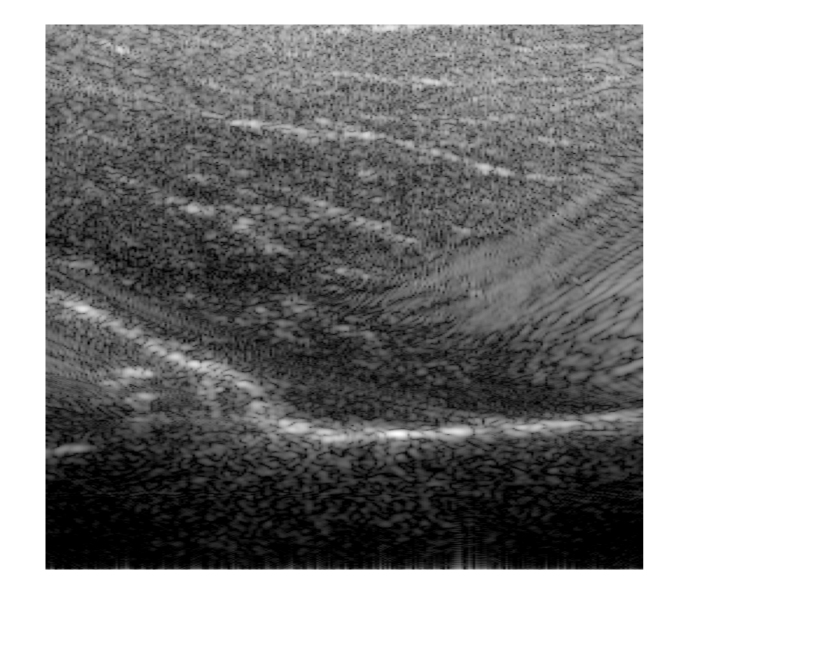
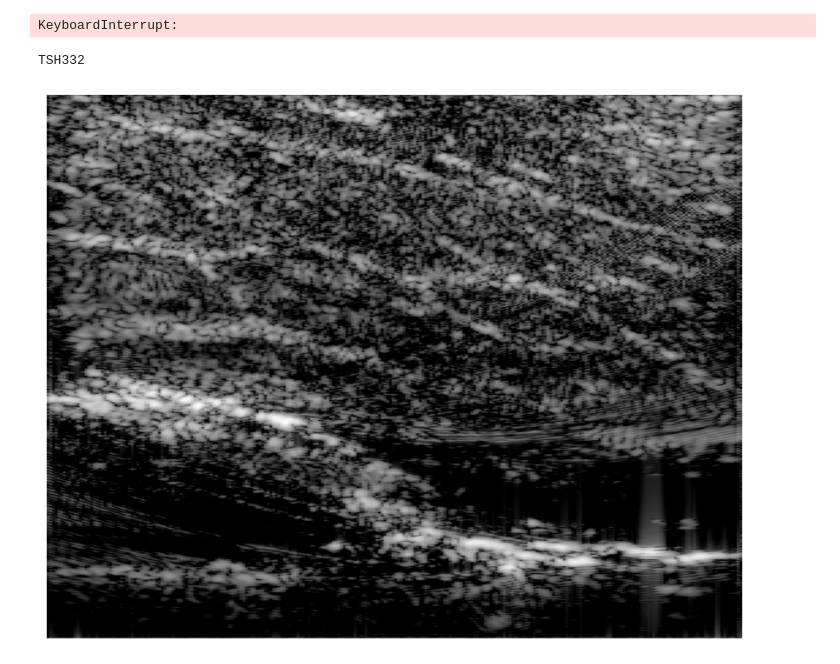
Before and after one commit to Tio-Panda/deep_bf, a Jupyter notebook: train.ipynb, the cells around one changed output. Saved outputs shown, nothing was run; the diff lists cells and outputs as text; code cells hidden in the pictures; blank space fills up the shorter version.

Commit message:
feat: train loop and quick setup for global variables

```diff
--- a/train.ipynb
+++ b/train.ipynb
@@ -17,13 +17,13 @@ dl = DataLoader("/home/panda/rf_data/")
 df = dl.get_df()
 
 nc = 128
-ns = 2800
+ns = 2300
 
 nz = 2048
 nx = 256
 
 seed = 42
-batch_size = 2
+batch_size = 1
 
 device = "cuda"
 dtype = torch.float32
@@ -52,9 +46,13 @@ from deep_bf.models import DAS
 
 sample = next(it)
 model = DAS(gsi).to("cuda")
+rfs, ids, _, _ = sample
+rfs = rfs.to(device="cuda")
+ids = ids.to(device="cuda")
 
 i = 12
 for _ in range(i):
     sample = next(it)
 
-output = model(sample).squeeze(-1)
+output = model(rfs, ids)
+#print(output.shape)
@@ -65,35 +107,96 @@ torch.Size([2, 2048, 256])
+# %%
+i = 12
+for _ in range(i):
+    sample = next(it)
+# %%
+rfs, ids, _, _ = sample
+rfs = rfs.to(device="cuda")
+ids = ids.to(device="cuda")
+
+output = model(rfs, ids).squeeze(1)
+# %%
+import torch.optim as optim
+
+n_epoch = 50
+optimizer = optim.Adam(model.parameters(), lr=1e-4)
+criterion = nn.MSELoss()
+
+best_val_loss = float("inf")
+
+for epoch in range(n_epoch):
+    model.train()
+    train_loss = 0.0
+
+    for sample in train:
+        rfs, ids, targets, _ = sample
+        optimizer.zero_grad()
+        outputs = model(rfs, ids).squeeze(1)
+        loss = criterion(outputs, targets.to(device=model.device, dtype=model.dtype))
+        loss.backward()
+        optimizer.step()
+        train_loss += loss.item()
+
+    model.eval()
+    val_loss = 0.0
+
+    with torch.no_grad():
+        for sample in val:
+            rfs, ids, targets, _ = sample
+            outputs = model(rfs, ids).squeeze(1)
+            loss = criterion(outputs, targets.to(device=model.device, dtype=model.dtype))
+            val_loss += loss.item()
+
+    avg_train = train_loss / len(train)
+    avg_val = val_loss / len(val)
+
+    print(f"Epoch {epoch+1}/{n_epoch} -> Train Loss: {avg_train:.6f} | Val Loss: {avg_val:.6f}")
+
+    if avg_val < best_val_loss:
+        best_val_loss = avg_val
+        torch.save({
+            'epoch': n_epoch,
+            'model_state_dict': model.state_dict(),
+            'optimizer_state_dict': optimizer.state_dict(),
+            'loss': best_val_loss,
+        }, './best_model.pth')
+        print("¡Modelo guardado!")
+# %% [output]
+KeyboardInterrupt:
 # %%
 import matplotlib.pyplot as plt
 from deep_bf.beamformers import compute_meshgrid, get_rf_bmode
 
 # TODO: Sacar el zlims, xlims con el samples_idx
 
 idx = 0
-_o = output[idx].cpu()
+with torch.no_grad():
+    _o = output[idx].squeeze().cpu()
 name = sample[-1][idx]
+print(name)
 
 pw = dl.get_defined_pwdata(name, "RF")
 Z, X = compute_meshgrid(pw, nz, nx)
 
 Z = Z.cpu()
 X = X.cpu()
 
 zlims = np.array([Z[0, 0], Z[-1, 0]]) * 1e3
 xlims = np.array([X[0, 0], X[0, -1]]) * 1e3
 
 vmin = -60
 vmax = 0
 
 fig = plt.figure(figsize=(8, 10), frameon=False)
 ax = fig.add_axes([0, 0, 1, 1])
 
 b_mode = get_rf_bmode(_o, vmin, vmax)
 extent = (xlims[0], xlims[-1], zlims[-1], zlims[0])
 
 ax.imshow(b_mode, cmap='gray', vmin=vmin, vmax=vmax,
           extent=extent,
           aspect='equal')
 ax.set_axis_off()
 plt.show()
 # %% [output]
+TSH332
-[figure, old version]
+[figure, new version]
```
Also changed, not shown: parts of 6 cells of this notebook, 23 other files.
